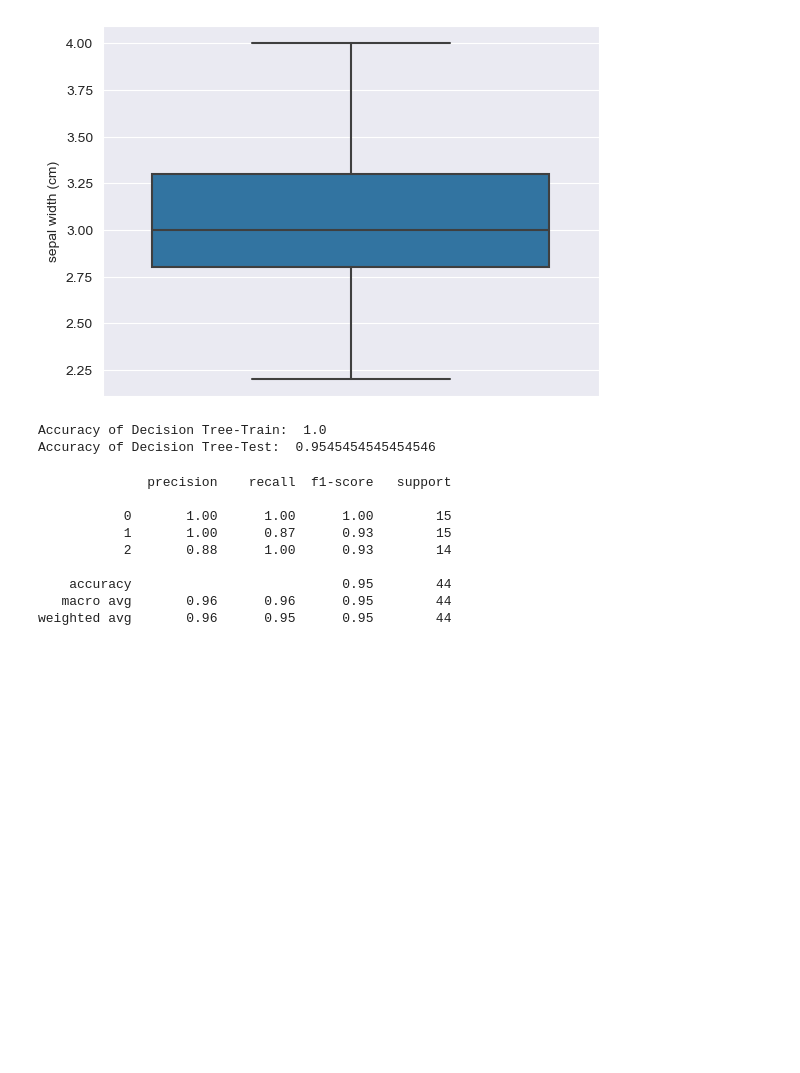
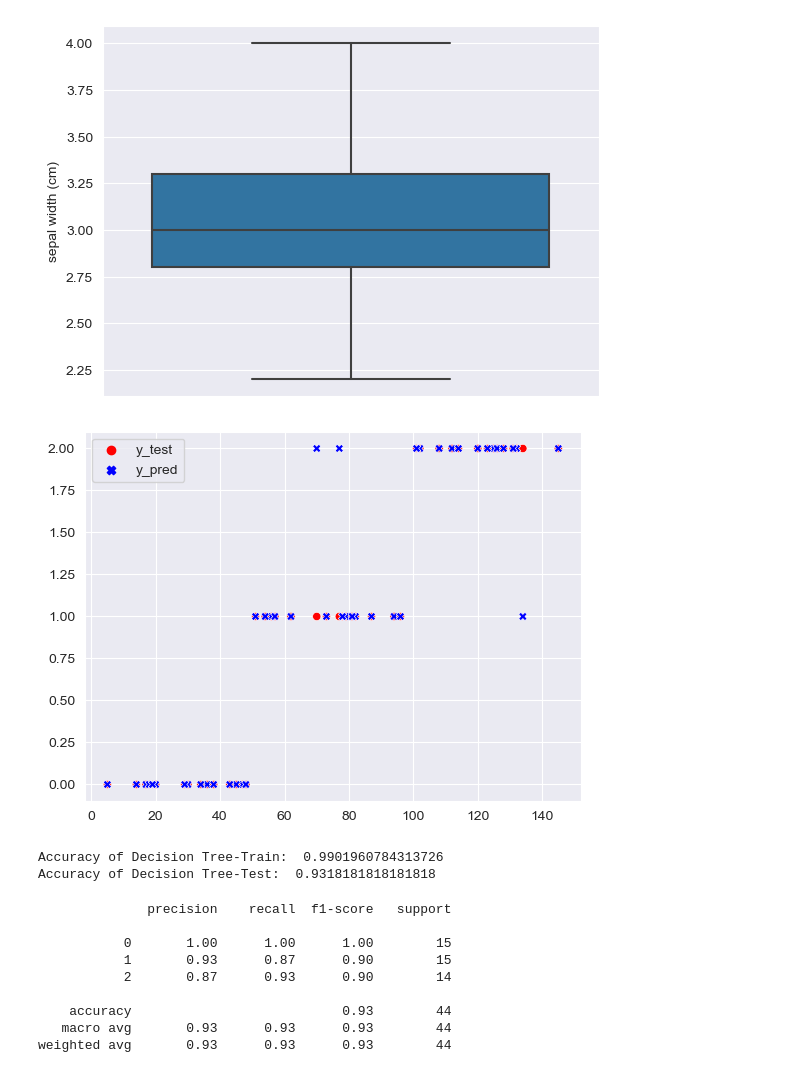
Before and after one commit to Ta3ikNSU/MLL, a Jupyter notebook: 2.Random Forest.ipynb, the cells around one changed output. Saved outputs shown, nothing was run; the diff lists cells and outputs as text; code cells hidden in the pictures; blank space fills up the shorter version.

```diff
--- a/2.Random Forest.ipynb
+++ b/2.Random Forest.ipynb
@@ -92,27 +92,35 @@ y = df["Species"]
 X_train,X_test,y_train,y_test=train_test_split(X,y,test_size=0.3, random_state= 1)
 # %%
 
-dt=RandomForestClassifier(n_estimators=100)
+dt=RandomForestClassifier(n_estimators=10)
 dt.fit(X_train,y_train)
 
 y_pred_train = dt.predict(X_train)
 y_pred = dt.predict(X_test)
 y_prob = dt.predict_proba(X_test)
+# %%
+sns.scatterplot(
+    data=DataFrame({'y_test': y_test, 'y_pred': y_pred}),
+    palette={'y_pred': 'blue', 'y_test': 'red'}
+)
+plt.show()
+# %% [output]
+[figure, added]
 # %%
 print('Accuracy of Decision Tree-Train: ', accuracy_score(y_pred_train, y_train))
 print('Accuracy of Decision Tree-Test: ', accuracy_score(y_pred, y_test))
 # %% [output]
-Accuracy of Decision Tree-Train:  1.0
-Accuracy of Decision Tree-Test:  0.9545454545454546
+Accuracy of Decision Tree-Train:  0.9901960784313726
+Accuracy of Decision Tree-Test:  0.9318181818181818
 # %%
 print(classification_report(y_test,y_pred))
 # %% [output]
               precision    recall  f1-score   support
 
            0       1.00      1.00      1.00        15
-           1       1.00      0.87      0.93        15
-           2       0.88      1.00      0.93        14
+           1       0.93      0.87      0.90        15
+           2       0.87      0.93      0.90        14
 
-    accuracy                           0.95        44
-   macro avg       0.96      0.96      0.95        44
-weighted avg       0.96      0.95      0.95        44
+    accuracy                           0.93        44
+   macro avg       0.93      0.93      0.93        44
+weighted avg       0.93      0.93      0.93        44
```
Also changed, not shown: parts of 2 cells of this notebook, 1 other file.
